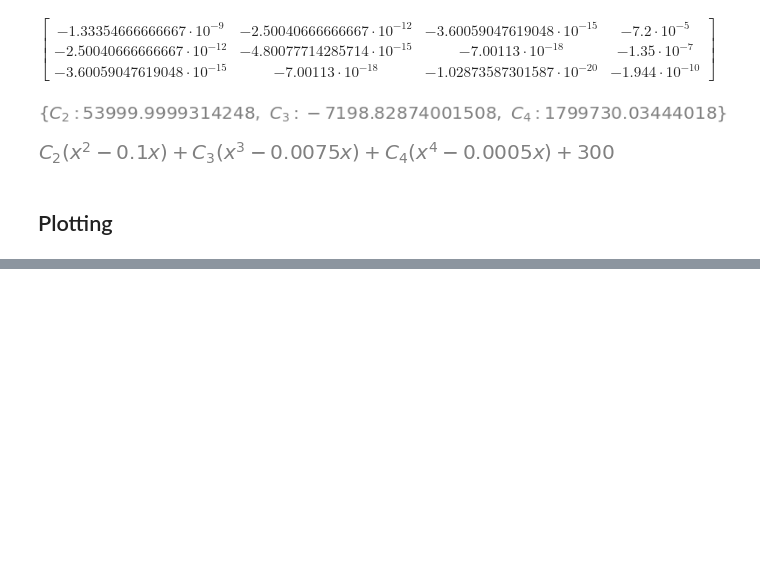
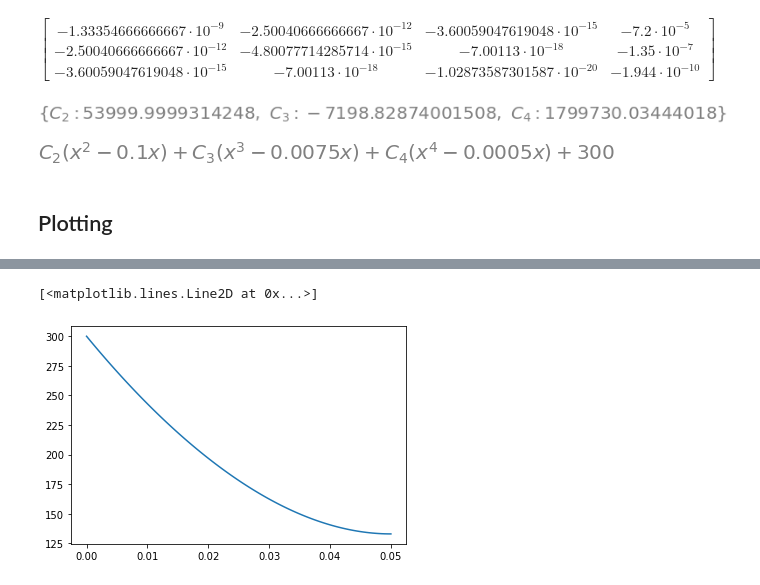
Before and after one commit to Sumanshekhar17/Finite-Element-Analysis, a Jupyter notebook: Assaignment2_FEA.ipynb, the cells around one changed output, grey strips where cells are left out. Drawn from its saved outputs; the diff is of its cells as text; code cells hidden in the pictures; blank space fills up the shorter version.

```diff
--- a/Assaignment2_FEA.ipynb
+++ b/Assaignment2_FEA.ipynb
@@ -140,0 +166,13 @@ T_cap3
+# %%
+𝐶23 = 53999.9999314248
+# %%
+𝐶33 = -7198.82874001508
+# %%
+𝐶43 = 1799730.03444018
+# %%
+T_cap3 = Tw + 𝐶23*(x**2 - 2*L*x) + 𝐶33*(x**3 - 3*(L**2)*x) + 𝐶43*(x**4 - 4*(L**3)*x)
+# %%
+plt.plot(x,T_cap3)
+# %% [output]
+[<matplotlib.lines.Line2D at 0x...>]
+[figure, added]
```
Also changed, not shown: parts of 13 cells of this notebook.
